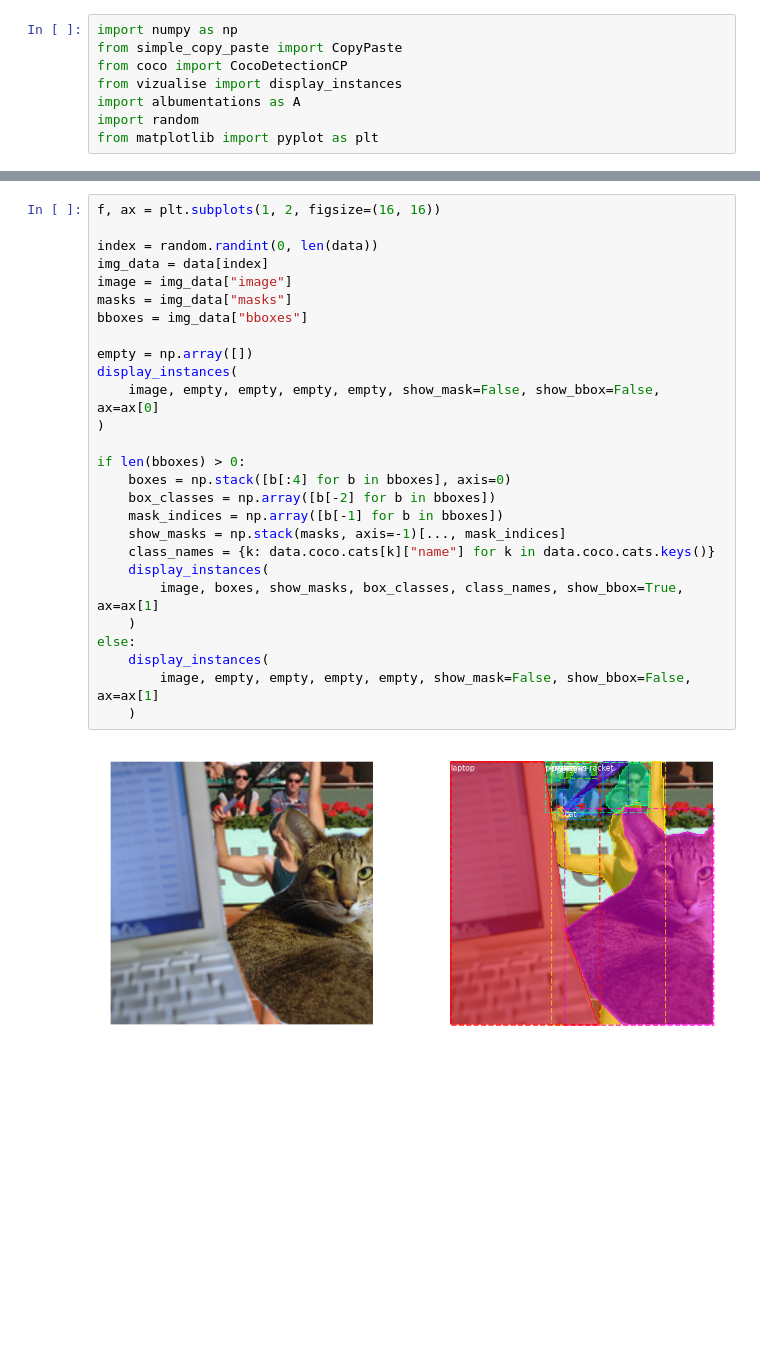
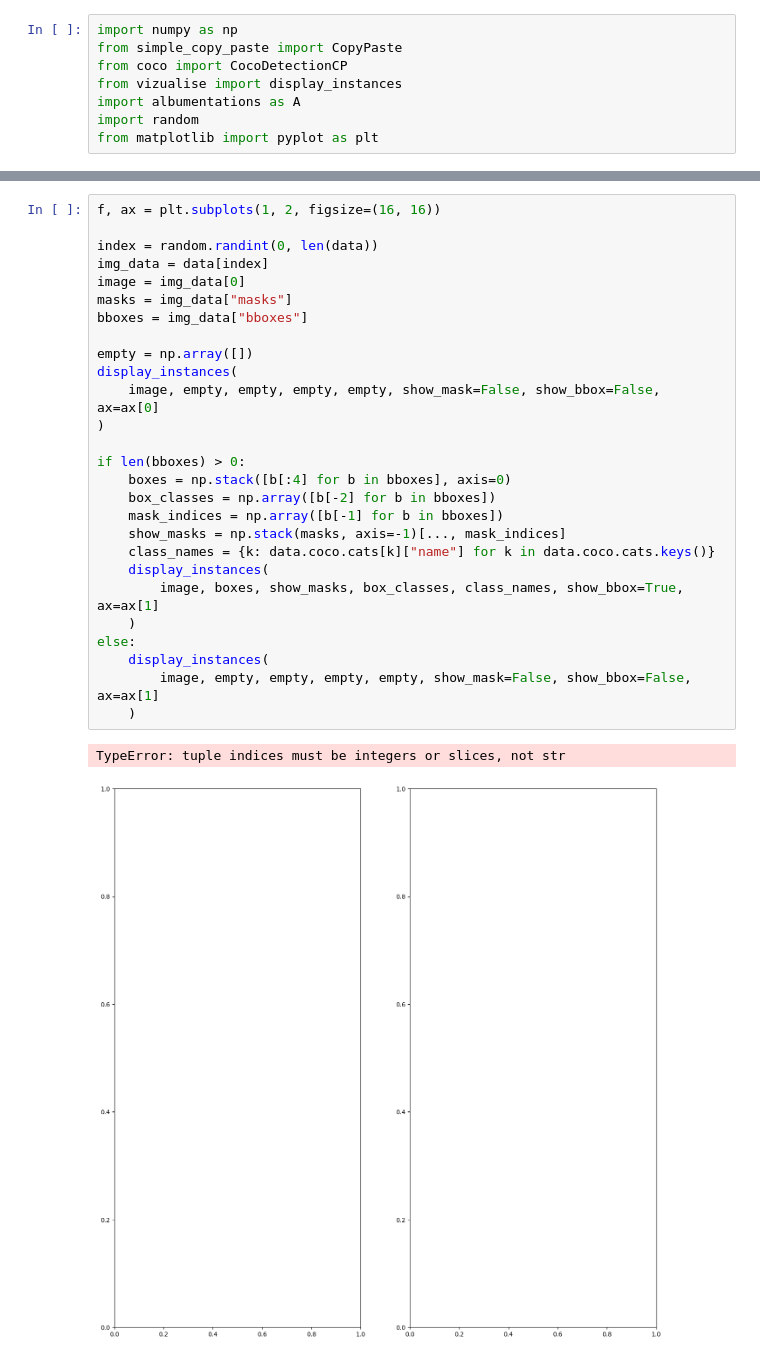
Before and after one commit to JensPars/ADLCV, a Jupyter notebook: simple_copy_paste/example.ipynb, the cells around one changed output, grey strips where cells are left out. Drawn from its saved outputs; the diff is of its cells as text; blank space fills up the shorter version.

```diff
--- a/simple_copy_paste/example.ipynb
+++ b/simple_copy_paste/example.ipynb
@@ -44,29 +87,30 @@ index created!
 # %%
 f, ax = plt.subplots(1, 2, figsize=(16, 16))
 
 index = random.randint(0, len(data))
 img_data = data[index]
-image = img_data["image"]
+image = img_data[0]
 masks = img_data["masks"]
 bboxes = img_data["bboxes"]
 
 empty = np.array([])
 display_instances(
     image, empty, empty, empty, empty, show_mask=False, show_bbox=False, ax=ax[0]
 )
 
 if len(bboxes) > 0:
     boxes = np.stack([b[:4] for b in bboxes], axis=0)
     box_classes = np.array([b[-2] for b in bboxes])
     mask_indices = np.array([b[-1] for b in bboxes])
     show_masks = np.stack(masks, axis=-1)[..., mask_indices]
     class_names = {k: data.coco.cats[k]["name"] for k in data.coco.cats.keys()}
     display_instances(
         image, boxes, show_masks, box_classes, class_names, show_bbox=True, ax=ax[1]
     )
 else:
     display_instances(
         image, empty, empty, empty, empty, show_mask=False, show_bbox=False, ax=ax[1]
     )
 # %% [output]
+TypeError: tuple indices must be integers or slices, not str
-[figure, old version]
+[figure, new version]
```
Also changed, not shown: parts of 11 cells of this notebook, 7 other files.
